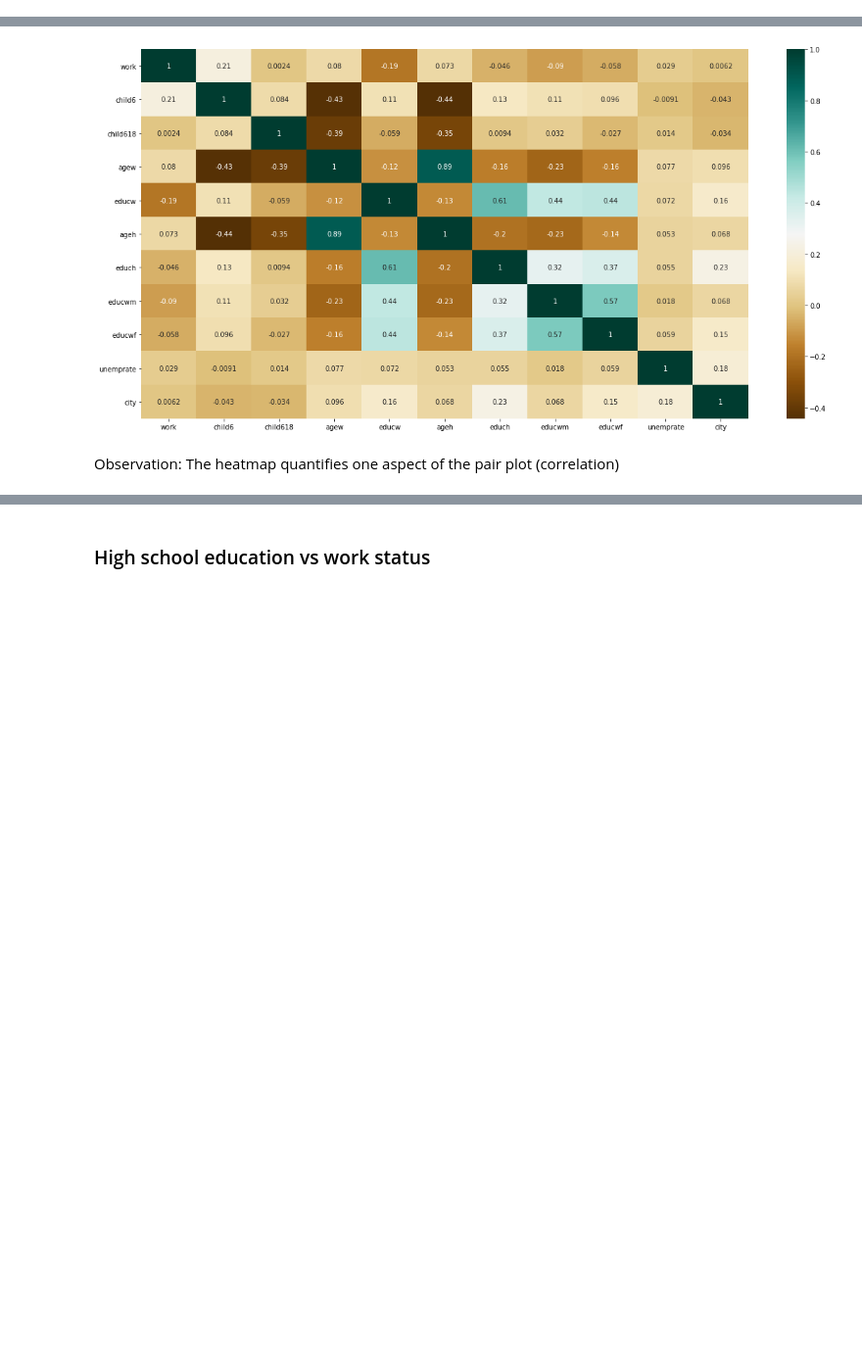
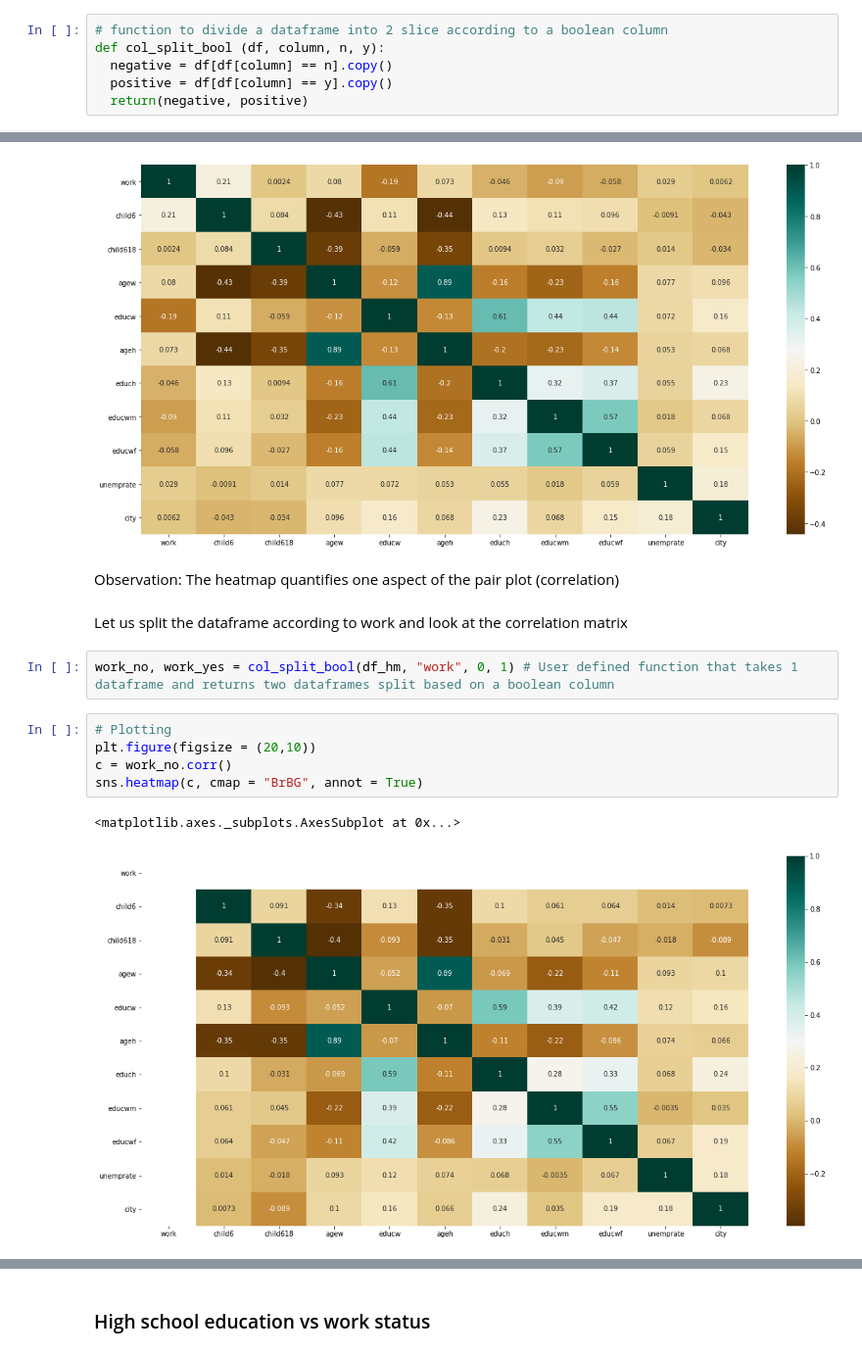
Before and after one commit to TashiNyangmi/Understood, a Jupyter notebook: Understood_org2.ipynb, the cells around one changed output, grey strips where cells are left out. Shown at 98% size. Saved outputs shown, nothing was run; the diff lists cells and outputs as text; blank space fills up the shorter version.

```diff
--- a/Understood_org2.ipynb
+++ b/Understood_org2.ipynb
@@ -88,0 +92,6 @@ df.head()
+# %%
+# function to divide a dataframe into 2 slice according to a boolean column
+def col_split_bool (df, column, n, y):
+  negative = df[df[column] == n].copy()
+  positive = df[df[column] == y].copy()
+  return(negative, positive)
@@ -309,3 +400,15 @@ sns.heatmap(c, cmap = "BrBG", annot = True)
 [figure]
 # %% [markdown]
 Observation: The heatmap quantifies one aspect of the pair plot (correlation)
+# %% [markdown]
+Let us split the dataframe according to work and look at the correlation matrix
+# %%
+work_no, work_yes = col_split_bool(df_hm, "work", 0, 1) # User defined function that takes 1 dataframe and returns two dataframes split based on a boolean column
+# %%
+# Plotting
+plt.figure(figsize = (20,10))
+c = work_no.corr()
+sns.heatmap(c, cmap = "BrBG", annot = True)
+# %% [output]
+<matplotlib.axes._subplots.AxesSubplot at 0x...>
+[figure, added]
```
Also changed, not shown: parts of 37 cells of this notebook.
